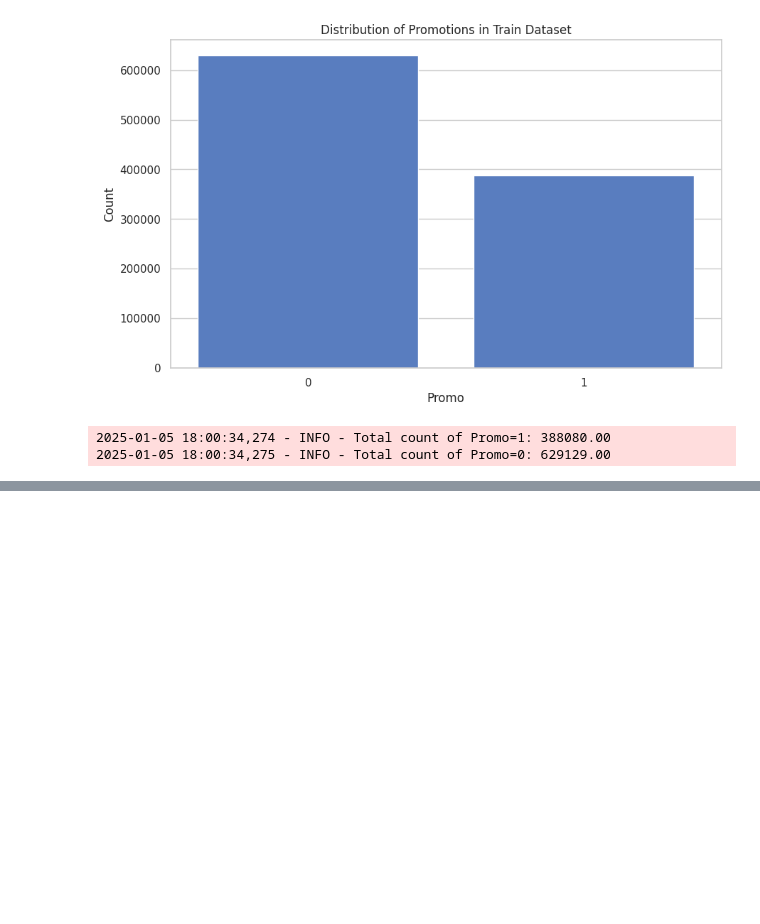
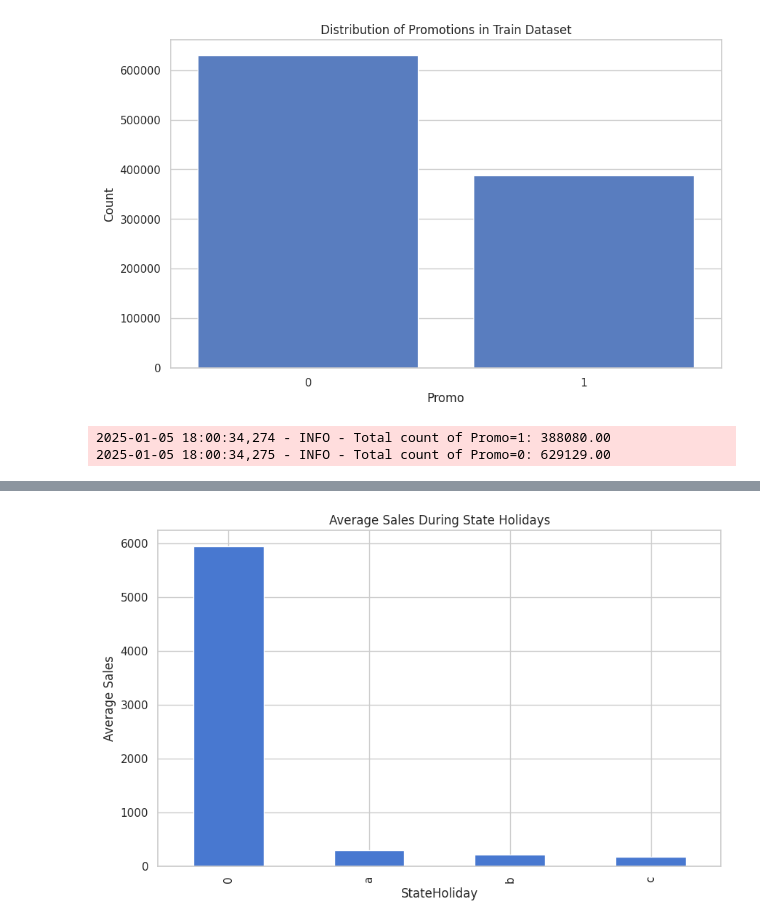
Before and after one commit to SaraFedlu/Sales-Forecasting-Pipeline, a Jupyter notebook: notebooks/eda.ipynb, the cells around one changed output, grey strips where cells are left out. Saved outputs shown, nothing was run; the diff lists cells and outputs as text; code cells hidden in the pictures; blank space fills up the shorter version.

```diff
--- a/notebooks/eda.ipynb
+++ b/notebooks/eda.ipynb
@@ -168,0 +180,2 @@ logger.info(f"Total count of Promo=0: {promo[0]:.2f}")
+# %%
+train['StateHoliday'] = train['StateHoliday'].astype(str).str.strip()
@@ -168,0 +196,11 @@ logger.info(f"Total count of Promo=0: {promo[0]:.2f}")
+# %%
+# Average sales during holidays
+holiday_sales = train.groupby('StateHoliday')['Sales'].mean()
+plt.figure(figsize=(10, 6))
+holiday_sales.plot(kind='bar')
+plt.title('Average Sales During State Holidays')
+plt.xlabel('StateHoliday')
+plt.ylabel('Average Sales')
+plt.show()
+# %% [output]
+[figure, added]
```
Also changed, not shown: parts of 4 cells of this notebook.
